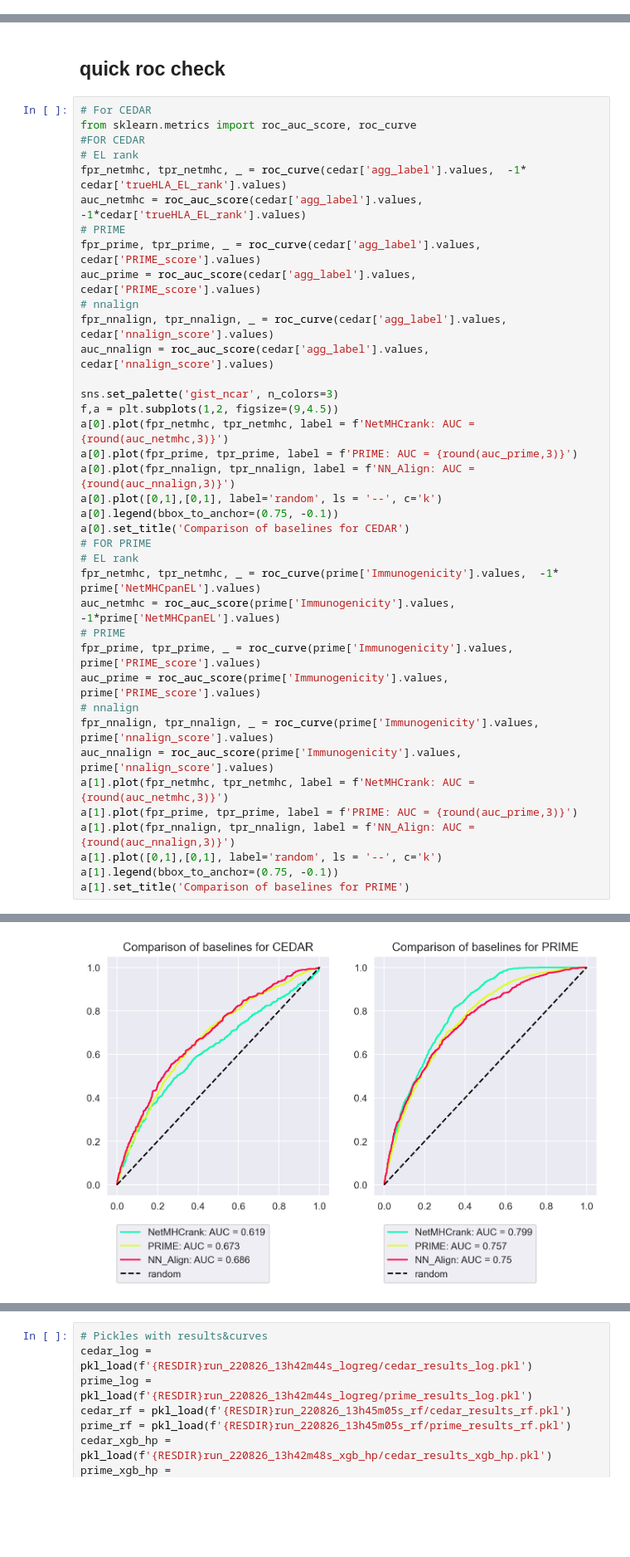
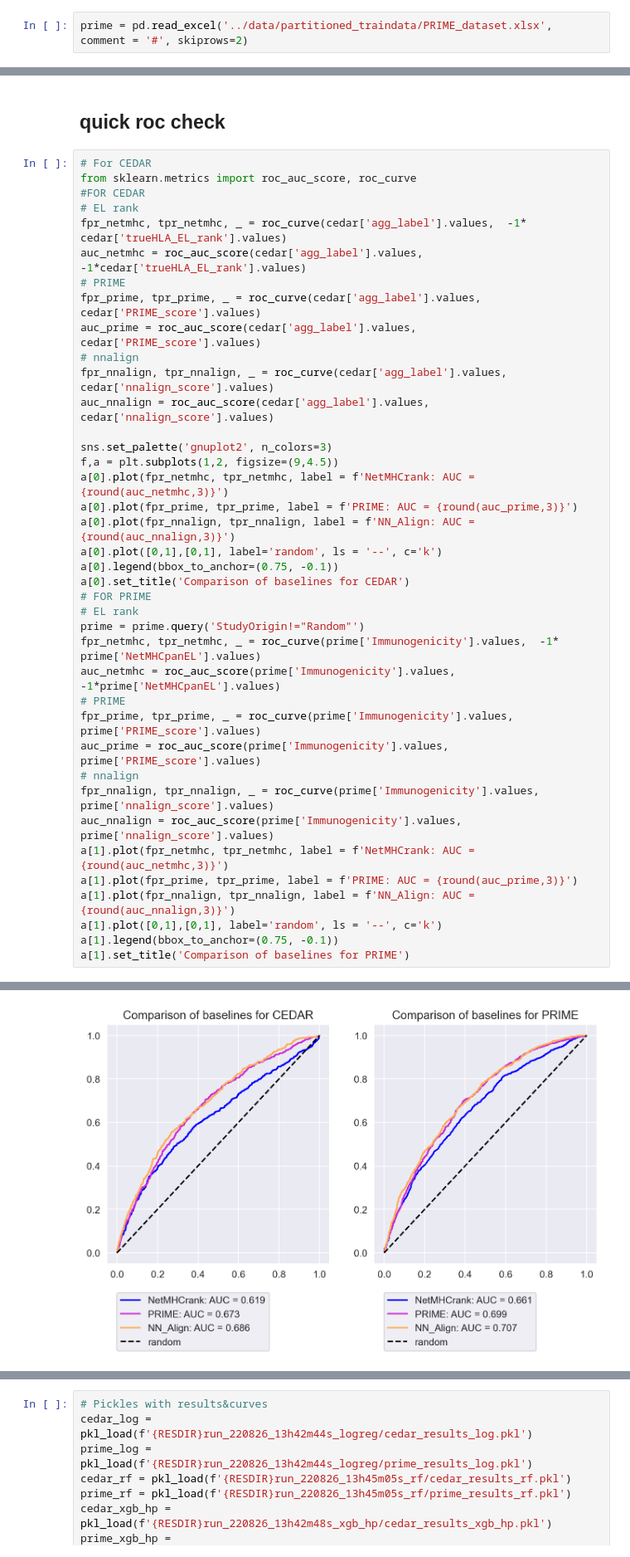
Before and after one commit to richieYT-wan/cedar, a Jupyter notebook: notebook/tuning_results.ipynb, the cells around one changed output, grey strips where cells are left out. Shown at 83% size. Cells and saved outputs as stored; diff of their text form; blank space fills up the shorter version.

```diff
--- a/notebook/tuning_results.ipynb
+++ b/notebook/tuning_results.ipynb
@@ -84,0 +101,2 @@ prime[['Mutant']].to_csv('../../../gfeller_tools/PRIME/data/prime.pep', index=Fa
+# %%
+prime = pd.read_excel('../data/partitioned_traindata/PRIME_dataset.xlsx', comment = '#', skiprows=2)
@@ -146,32 +261,33 @@ fpr_prime, tpr_prime, _ = roc_curve(cedar['agg_label'].values, cedar['PRIME_scor
 auc_prime = roc_auc_score(cedar['agg_label'].values, cedar['PRIME_score'].values)
 # nnalign
 fpr_nnalign, tpr_nnalign, _ = roc_curve(cedar['agg_label'].values, cedar['nnalign_score'].values)
 auc_nnalign = roc_auc_score(cedar['agg_label'].values, cedar['nnalign_score'].values)
 
-sns.set_palette('gist_ncar', n_colors=3)
+sns.set_palette('gnuplot2', n_colors=3)
 f,a = plt.subplots(1,2, figsize=(9,4.5))
 a[0].plot(fpr_netmhc, tpr_netmhc, label = f'NetMHCrank: AUC = {round(auc_netmhc,3)}')
 a[0].plot(fpr_prime, tpr_prime, label = f'PRIME: AUC = {round(auc_prime,3)}')
 a[0].plot(fpr_nnalign, tpr_nnalign, label = f'NN_Align: AUC = {round(auc_nnalign,3)}')
 a[0].plot([0,1],[0,1], label='random', ls = '--', c='k')
 a[0].legend(bbox_to_anchor=(0.75, -0.1))
 a[0].set_title('Comparison of baselines for CEDAR')
 # FOR PRIME
 # EL rank
+prime = prime.query('StudyOrigin!="Random"')
 fpr_netmhc, tpr_netmhc, _ = roc_curve(prime['Immunogenicity'].values,  -1* prime['NetMHCpanEL'].values)
 auc_netmhc = roc_auc_score(prime['Immunogenicity'].values, -1*prime['NetMHCpanEL'].values)
 # PRIME
 fpr_prime, tpr_prime, _ = roc_curve(prime['Immunogenicity'].values, prime['PRIME_score'].values)
 auc_prime = roc_auc_score(prime['Immunogenicity'].values, prime['PRIME_score'].values)
 # nnalign
 fpr_nnalign, tpr_nnalign, _ = roc_curve(prime['Immunogenicity'].values, prime['nnalign_score'].values)
 auc_nnalign = roc_auc_score(prime['Immunogenicity'].values, prime['nnalign_score'].values)
 a[1].plot(fpr_netmhc, tpr_netmhc, label = f'NetMHCrank: AUC = {round(auc_netmhc,3)}')
 a[1].plot(fpr_prime, tpr_prime, label = f'PRIME: AUC = {round(auc_prime,3)}')
 a[1].plot(fpr_nnalign, tpr_nnalign, label = f'NN_Align: AUC = {round(auc_nnalign,3)}')
 a[1].plot([0,1],[0,1], label='random', ls = '--', c='k')
 a[1].legend(bbox_to_anchor=(0.75, -0.1))
 a[1].set_title('Comparison of baselines for PRIME')
 # %% [output]
 Text(0.5, 1.0, 'Comparison of baselines for PRIME')
-[figure, old version]
+[figure, new version]
```
Also changed, not shown: parts of 86 cells of this notebook, 15 other files.
